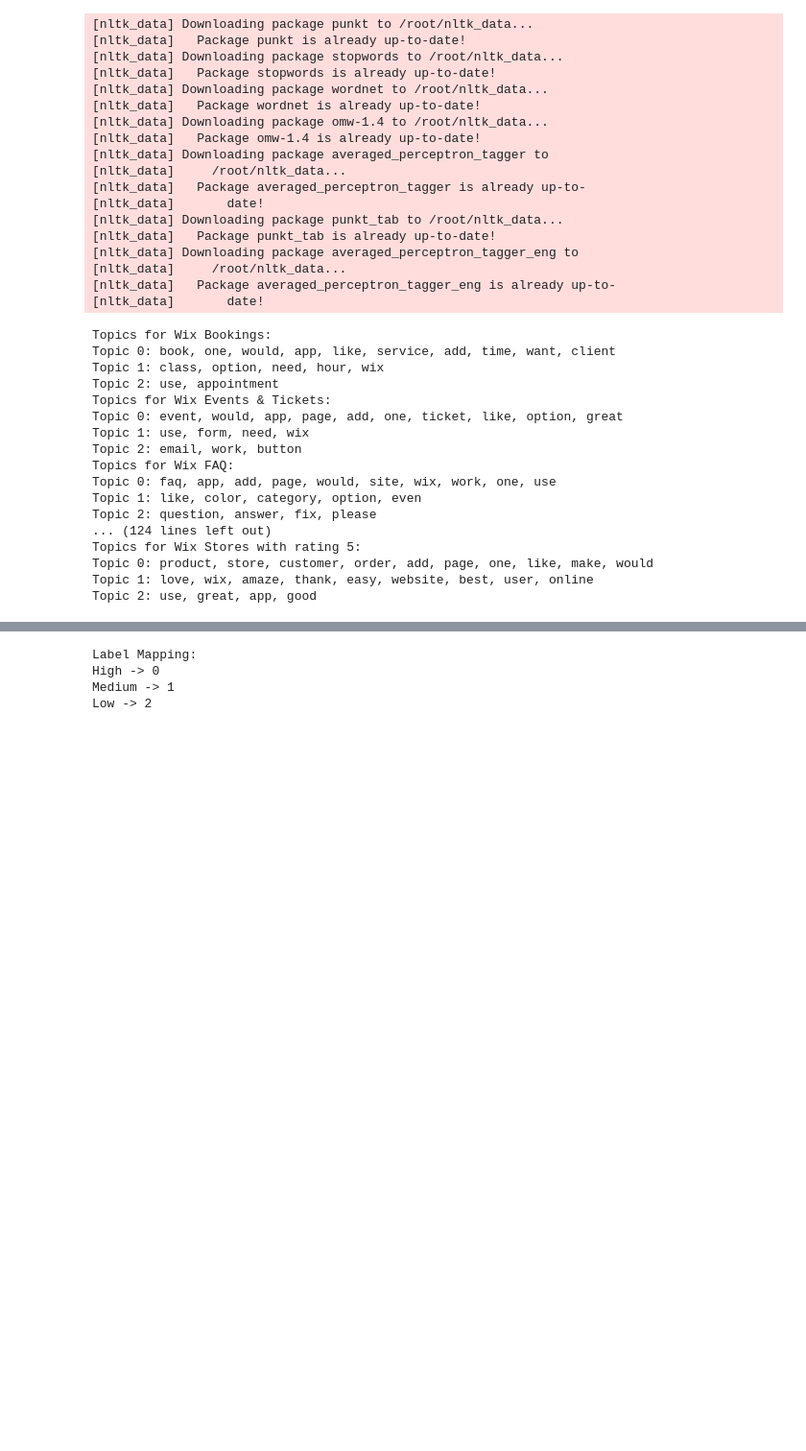
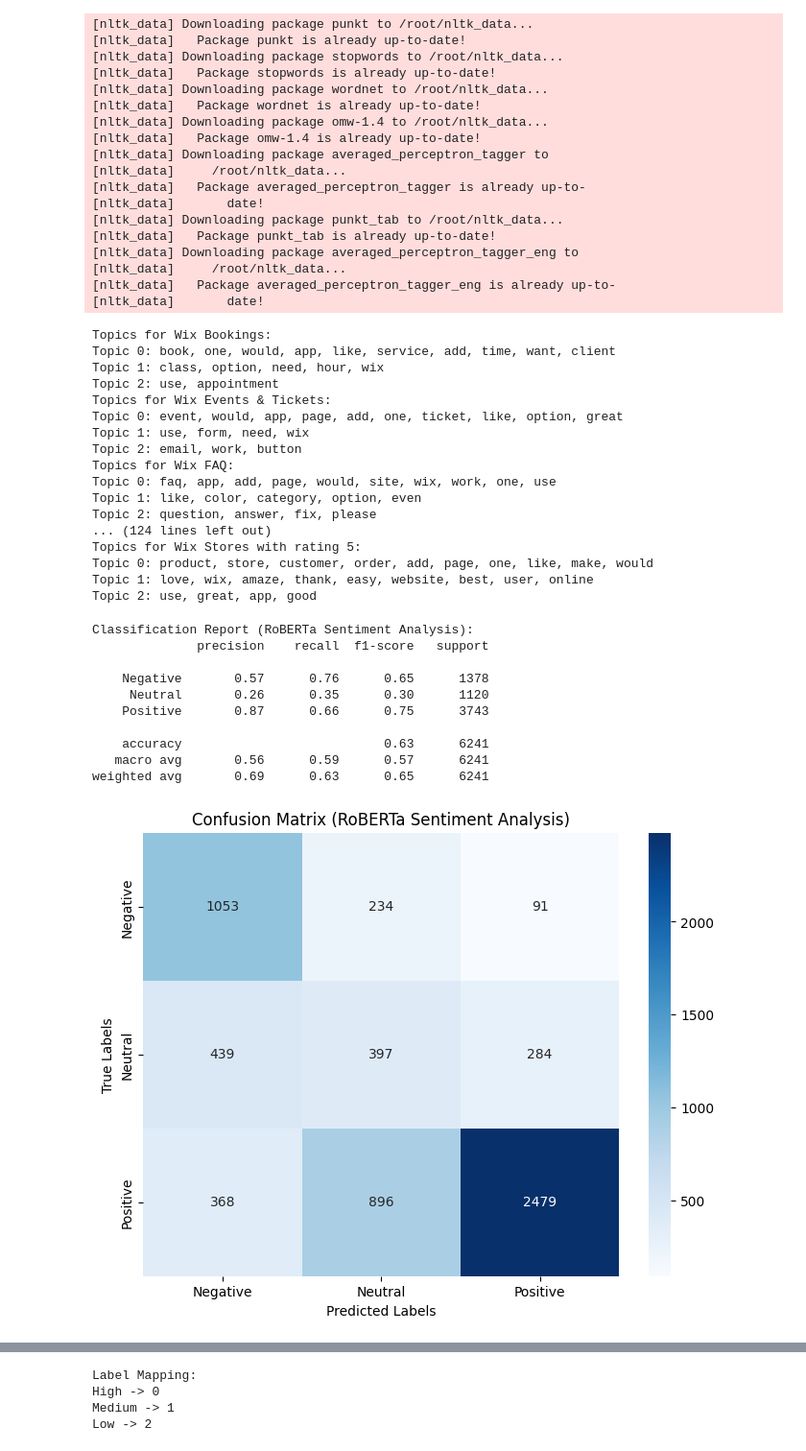
Before and after one commit to AgneG25/MasterThesis, a Jupyter notebook: PredictionModel.ipynb, the cells around one changed output, grey strips where cells are left out. Shown at 96% size. Cells and saved outputs as stored; diff of their text form; code cells hidden in the pictures; blank space fills up the shorter version.

```diff
--- a/PredictionModel.ipynb
+++ b/PredictionModel.ipynb
@@ -464,3 +494,79 @@ sentiment_analyzer = SentimentAnalyzer()
 data['roberta_sentiment'] = data['description'].apply(sentiment_analyzer.get_roberta_sentiment)
 data[['roberta_neg', 'roberta_neu', 'roberta_pos']] = pd.DataFrame(data['roberta_sentiment'].tolist(), index=data.index)
 data[['sentiment', 'subjectivity']] = data['description'].apply(sentiment_analyzer.get_textblob_sentiment)
+# %%
+# Function to map ratings to sentiment labels
+def map_rating_to_sentiment(rating):
+    """Maps numeric ratings to sentiment labels:
+       0 = Negative, 1 = Neutral, 2 = Positive."""
+    if rating in [1, 2]:
+        return 0
+    elif rating == 3:
+        return 1
+    elif rating in [4, 5]:
+        return 2
+
+# Function to map RoBERTa predictions to sentiment labels
+def map_roberta_to_label(row):
+    """Maps RoBERTa scores to sentiment labels based on the highest score."""
+    scores = [row["roberta_neg"], row["roberta_neu"], row["roberta_pos"]]
+    return np.argmax(scores)  # Index of the highest score: 0 = Negative, 1 = Neutral, 2 = Positive
+
+# Function to map TextBlob sentiment values to sentiment labels
+def get_textblob_sentiment_label(sentiment):
+    """Maps TextBlob sentiment values to sentiment labels:
+       0 = Negative, 1 = Neutral, 2 = Positive."""
+    if sentiment < -0.1:
+        return 0
+    elif -0.1 <= sentiment <= 0.1:
+        return 1
+    else:
+        return 2
+
+# Generate true sentiment labels from ratings
+data["true_label"] = data["rating"].apply(map_rating_to_sentiment)
+
+# Evaluate RoBERTa predictions
+data["predicted_label_roberta"] = data.apply(map_roberta_to_label, axis=1)
+y_true_roberta = data["true_label"]
+y_pred_roberta = data["predicted_label_roberta"]
+
+# Evaluate TextBlob predictions
+data["predicted_label_textblob"] = data["sentiment"].apply(get_textblob_sentiment_label)
+y_true_textblob = data["true_label"]
+y_pred_textblob = data["predicted_label_textblob"]
+
+# Function to visualize and print results
+def evaluate_predictions(y_true, y_pred, model_name):
+    """Generates and visualizes a confusion matrix and prints a classification report."""
+    # Calculate confusion matrix
+    conf_matrix = confusion_matrix(y_true, y_pred)
+
+    # Print classification report
+    print(f"\nClassification Report ({model_name}):")
+    print(classification_report(y_true, y_pred, target_names=["Negative", "Neutral", "Positive"]))
+
+    # Visualize confusion matrix
+    labels = ["Negative", "Neutral", "Positive"]
+    plt.figure(figsize=(8, 6))
+    sns.heatmap(conf_matrix, annot=True, fmt="d", cmap="Blues", xticklabels=labels, yticklabels=labels)
+    plt.xlabel("Predicted Labels")
+    plt.ylabel("True Labels")
+    plt.title(f"Confusion Matrix ({model_name})")
+    plt.show()
+
+# Evaluate RoBERTa and TextBlob predictions
+evaluate_predictions(y_true_roberta, y_pred_roberta, "RoBERTa Sentiment Analysis")
+evaluate_predictions(y_true_textblob, y_pred_textblob, "TextBlob Sentiment Analysis")
+# %% [output]
+Classification Report (RoBERTa Sentiment Analysis):
+              precision    recall  f1-score   support
+
+    Negative       0.57      0.76      0.65      1378
+     Neutral       0.26      0.35      0.30      1120
+    Positive       0.87      0.66      0.75      3743
+
+    accuracy                           0.63      6241
+   macro avg       0.56      0.59      0.57      6241
+weighted avg       0.69      0.63      0.65      6241
+[figure, added]
```
Also changed, not shown: parts of 4 cells of this notebook.
